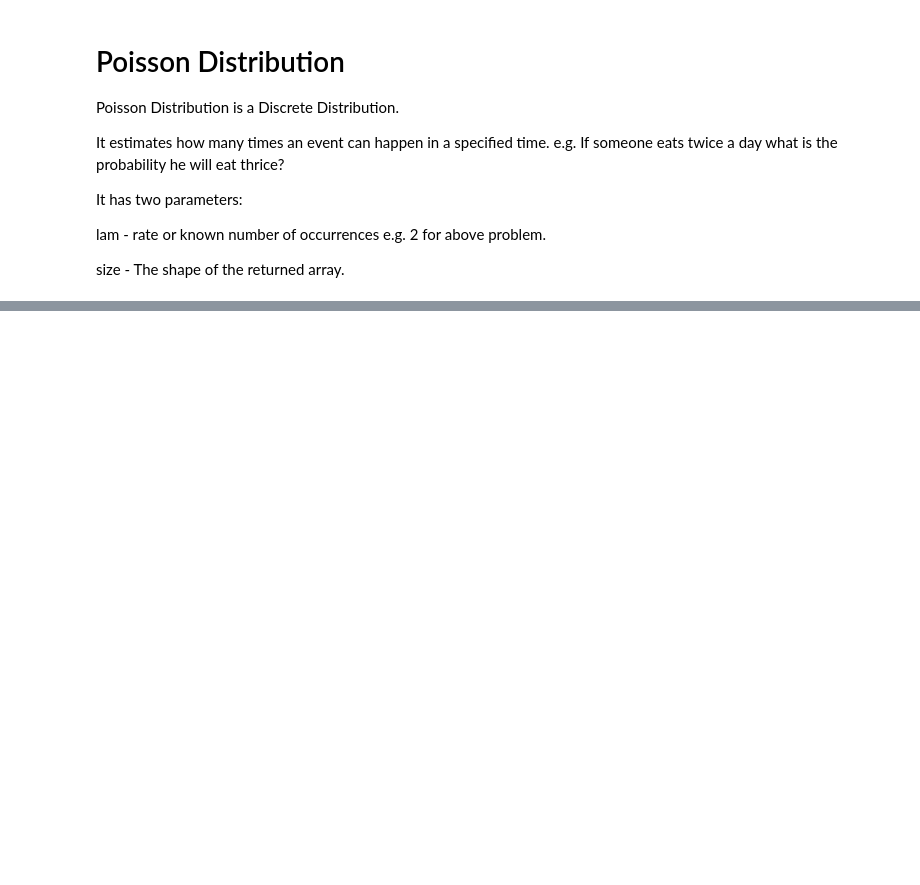
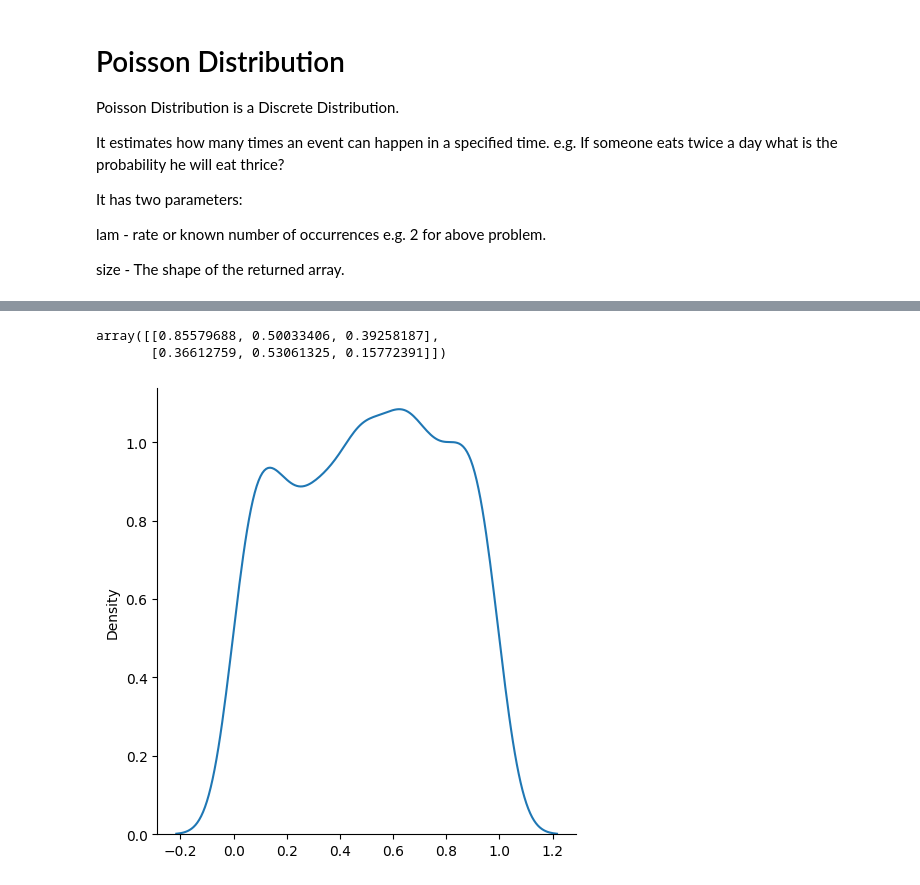
Before and after one commit to Robert837-sys/Data_Analysis_with_NumPy, a Jupyter notebook: w3Numpy.ipynb, the cells around one changed output, grey strips where cells are left out. Saved outputs shown, nothing was run; the diff lists cells and outputs as text; code cells hidden in the pictures; blank space fills up the shorter version.

```diff
--- a/w3Numpy.ipynb
+++ b/w3Numpy.ipynb
@@ -1015,0 +1075,12 @@ size - The shape of the returned array.
+# %%
+from numpy import random
+x=random.uniform(size=(2,3))
+x
+# %% [output]
+array([[0.85579688, 0.50033406, 0.39258187],
+       [0.36612759, 0.53061325, 0.15772391]])
+# %%
+sns.displot(random.uniform(size=1000),kind="kde")
+plt.show()
+# %% [output]
+[figure, added]
```
Also changed, not shown: parts of 33 cells of this notebook.
